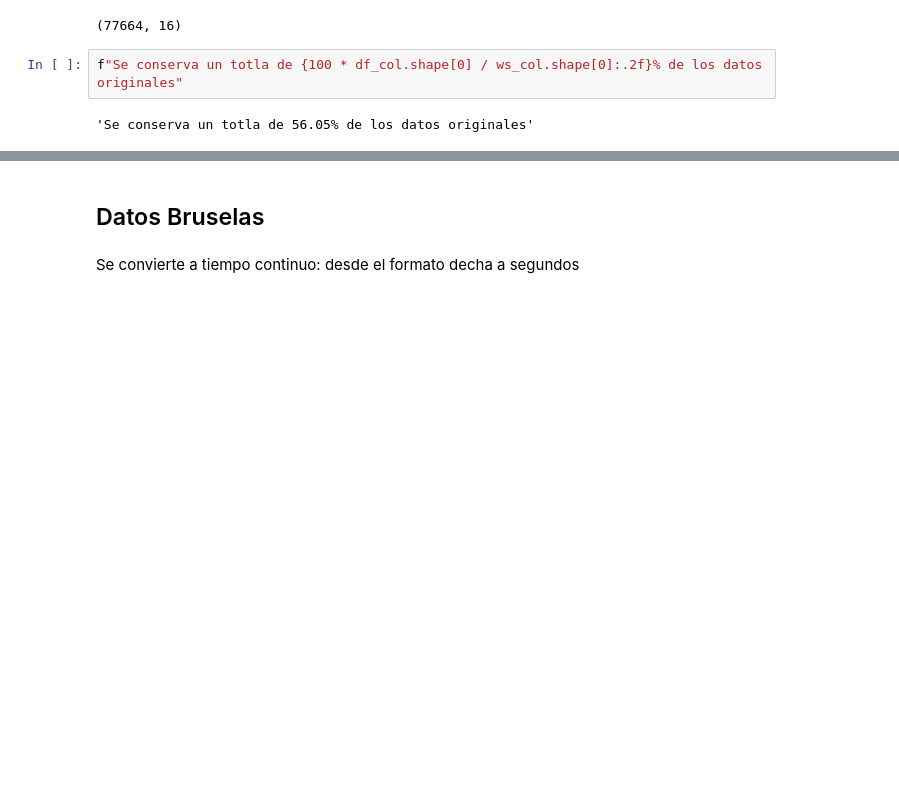
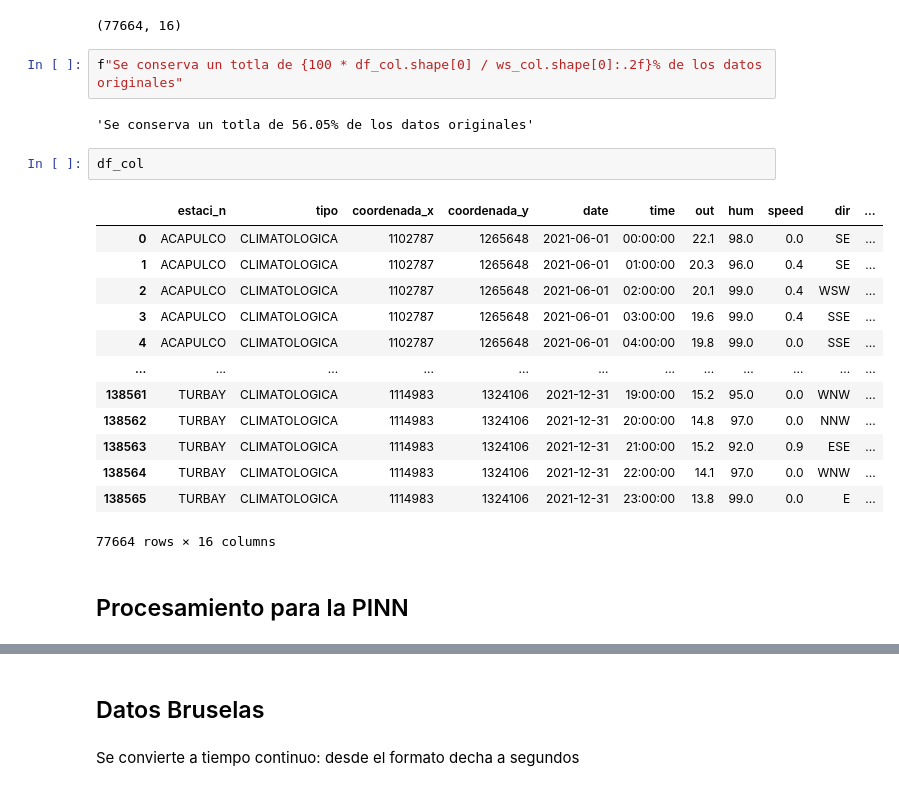
Before and after one commit to sagomeza1/TG, a Jupyter notebook: notebook/preprocesamiento_para_rn.ipynb, the cells around one changed output, grey strips where cells are left out. Cells and saved outputs as stored; diff of their text form; blank space fills up the shorter version.

Commit message:
ejecutar para rn

```diff
--- a/notebook/preprocesamiento_para_rn.ipynb
+++ b/notebook/preprocesamiento_para_rn.ipynb
@@ -181,3 +181,21 @@ df_col.shape
 f"Se conserva un totla de {100 * df_col.shape[0] / ws_col.shape[0]:.2f}% de los datos originales"
 # %% [output]
 'Se conserva un totla de 56.05% de los datos originales'
+# %%
+df_col
+# %% [output]
+|  | estaci_n | tipo | coordenada_x | coordenada_y | date | time | out | hum | speed | dir | ... |
+| 0 | ACAPULCO | CLIMATOLOGICA | 1102787 | 1265648 | 2021-06-01 | 00:00:00 | 22.1 | 98.0 | 0.0 | SE | ... |
+| 1 | ACAPULCO | CLIMATOLOGICA | 1102787 | 1265648 | 2021-06-01 | 01:00:00 | 20.3 | 96.0 | 0.4 | SE | ... |
+| 2 | ACAPULCO | CLIMATOLOGICA | 1102787 | 1265648 | 2021-06-01 | 02:00:00 | 20.1 | 99.0 | 0.4 | WSW | ... |
+| 3 | ACAPULCO | CLIMATOLOGICA | 1102787 | 1265648 | 2021-06-01 | 03:00:00 | 19.6 | 99.0 | 0.4 | SSE | ... |
+| 4 | ACAPULCO | CLIMATOLOGICA | 1102787 | 1265648 | 2021-06-01 | 04:00:00 | 19.8 | 99.0 | 0.0 | SSE | ... |
+| ... | ... | ... | ... | ... | ... | ... | ... | ... | ... | ... | ... |
+| 138561 | TURBAY | CLIMATOLOGICA | 1114983 | 1324106 | 2021-12-31 | 19:00:00 | 15.2 | 95.0 | 0.0 | WNW | ... |
+| 138562 | TURBAY | CLIMATOLOGICA | 1114983 | 1324106 | 2021-12-31 | 20:00:00 | 14.8 | 97.0 | 0.0 | NNW | ... |
+| 138563 | TURBAY | CLIMATOLOGICA | 1114983 | 1324106 | 2021-12-31 | 21:00:00 | 15.2 | 92.0 | 0.9 | ESE | ... |
+| 138564 | TURBAY | CLIMATOLOGICA | 1114983 | 1324106 | 2021-12-31 | 22:00:00 | 14.1 | 97.0 | 0.0 | WNW | ... |
+| 138565 | TURBAY | CLIMATOLOGICA | 1114983 | 1324106 | 2021-12-31 | 23:00:00 | 13.8 | 99.0 | 0.0 | E | ... |
+77664 rows × 16 columns
+# %% [markdown]
+## Procesamiento para la PINN
```
Also changed, not shown: parts of 2 cells of this notebook.
